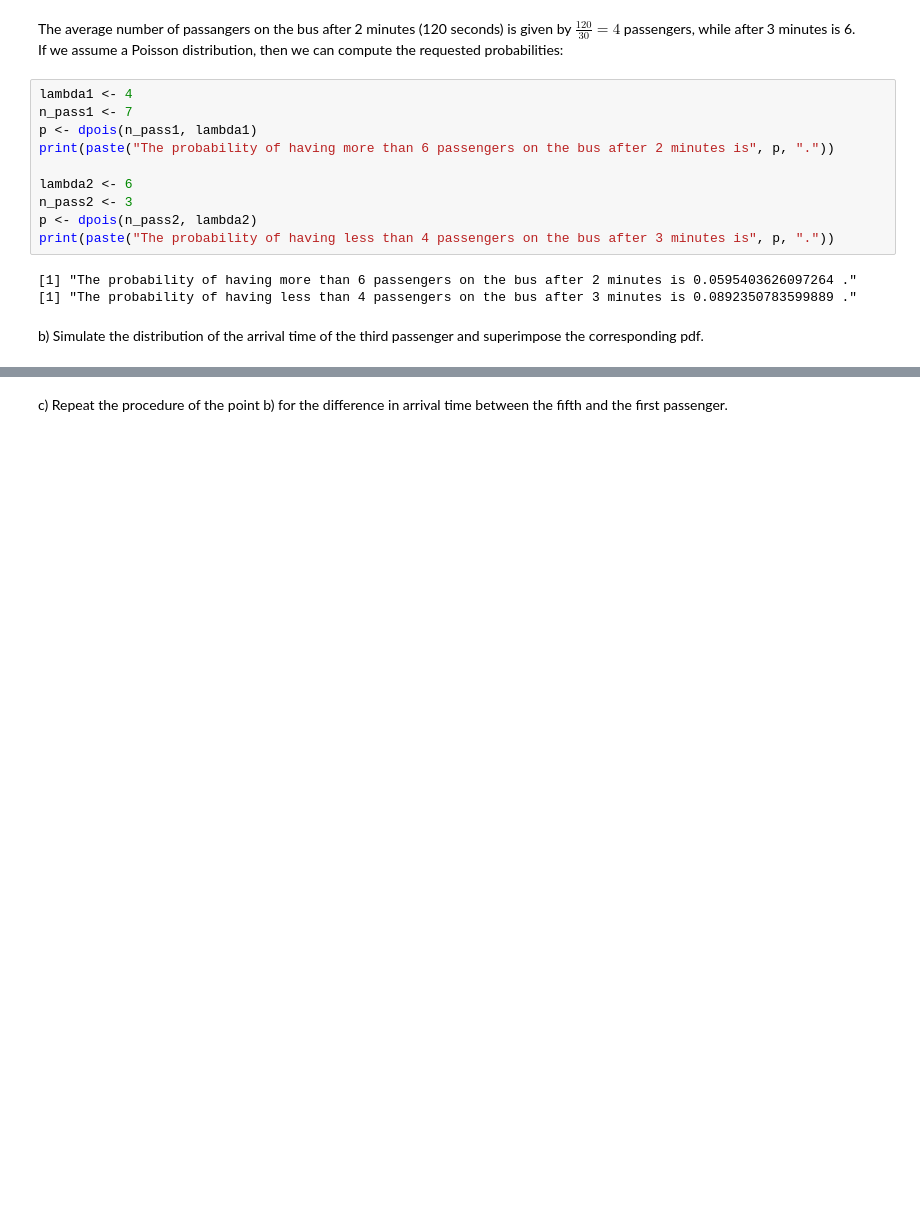
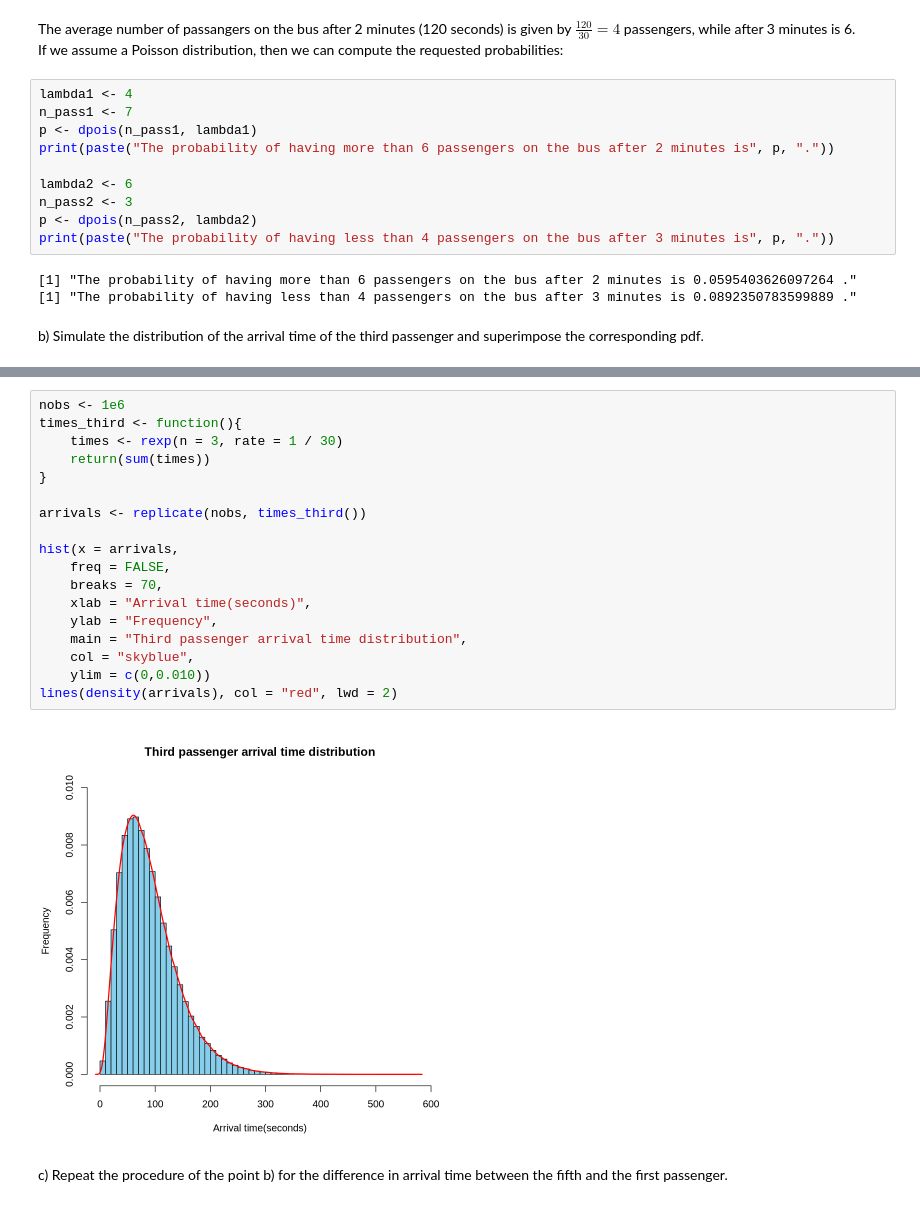
Before and after one commit to pietromalagoli/asp, a Jupyter notebook: code/lab02/Malagoli_Pietro_Lab02.ipynb, the cells around one changed output, grey strips where cells are left out. Cells and saved outputs as stored; diff of their text form; blank space fills up the shorter version.

```diff
--- a/code/lab02/Malagoli_Pietro_Lab02.ipynb
+++ b/code/lab02/Malagoli_Pietro_Lab02.ipynb
@@ -265,3 +254,23 @@ Caused by error in `fun()`:
+# %%
+nobs <- 1e6
+times_third <- function(){
+    times <- rexp(n = 3, rate = 1 / 30)
+    return(sum(times))
+}
+
+arrivals <- replicate(nobs, times_third())
+
+hist(x = arrivals,
+    freq = FALSE,
+    breaks = 70,
+    xlab = "Arrival time(seconds)",
+    ylab = "Frequency",
+    main = "Third passenger arrival time distribution",
+    col = "skyblue",
+    ylim = c(0,0.010))
+lines(density(arrivals), col = "red", lwd = 2)
+# %% [output]
+[figure, added]
 # %% [markdown]
 c) Repeat the procedure of the point b) for the difference in arrival time between the fifth and the
 first passenger.
```
Also changed, not shown: parts of 4 cells of this notebook, 1 other file.
